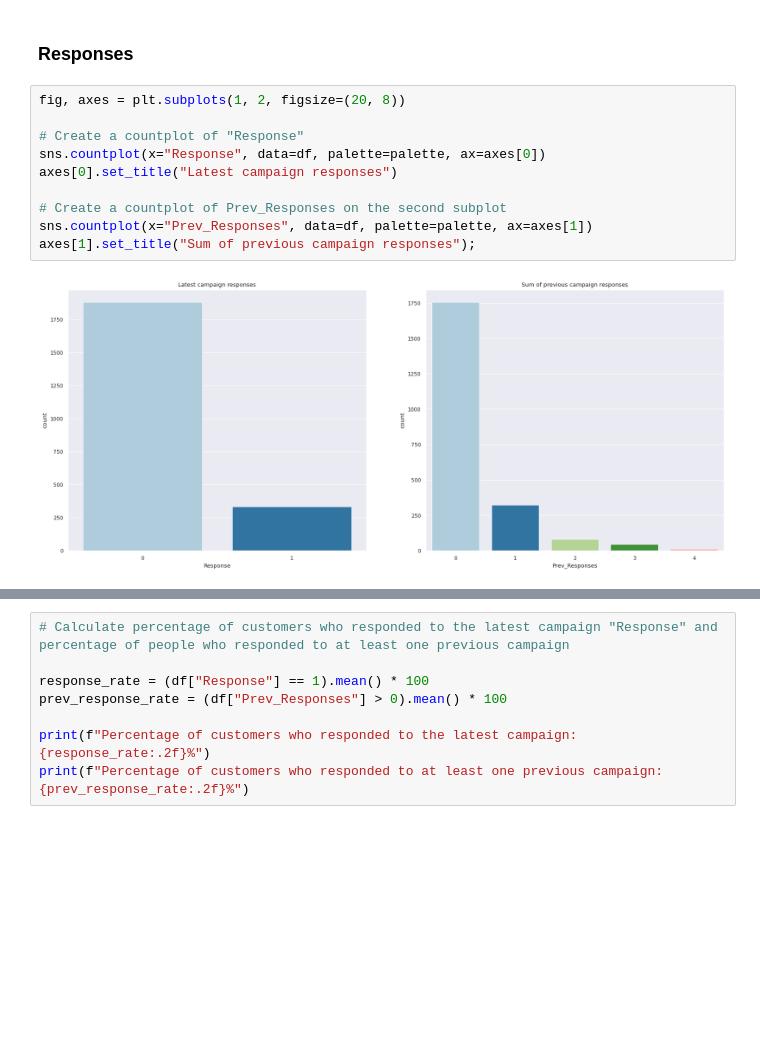
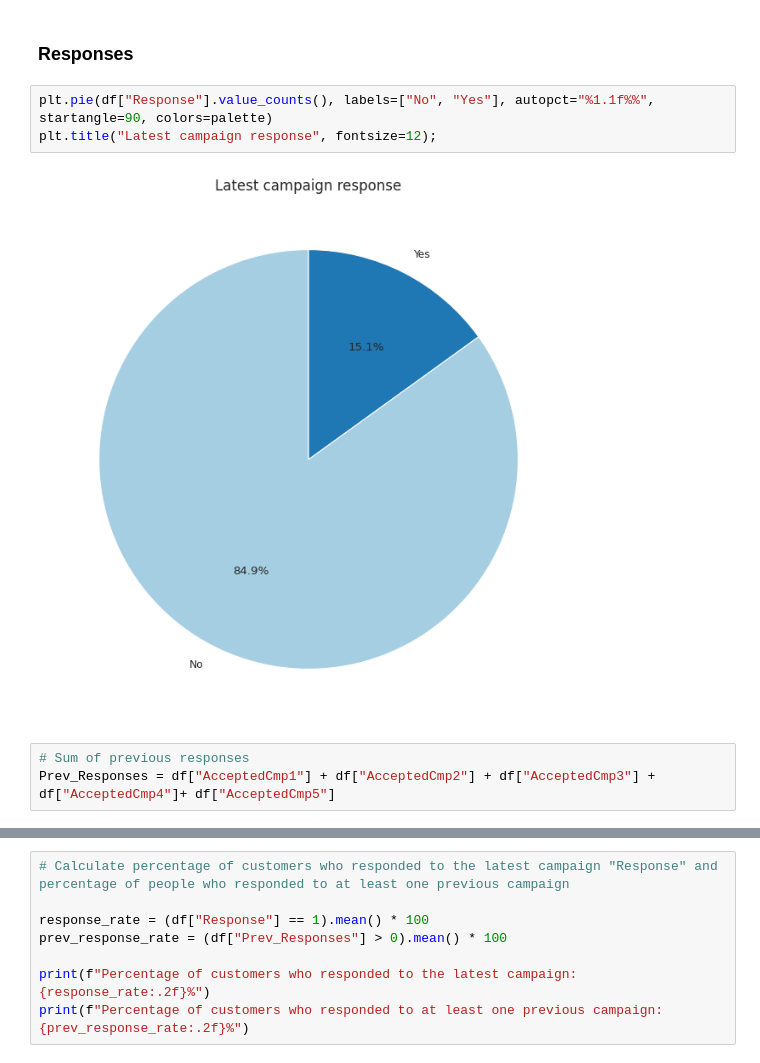
Before and after one commit to PerisN/Campaign_Marketing_Analytics, a Jupyter notebook: notebooks/customer_profile_analysis.ipynb, the cells around one changed output, grey strips where cells are left out. Drawn from its saved outputs; the diff is of its cells as text; blank space fills up the shorter version.

```diff
--- a/notebooks/customer_profile_analysis.ipynb
+++ b/notebooks/customer_profile_analysis.ipynb
@@ -280,15 +270,11 @@ print(f"Percentage of Customers who have complained before: {complained_percenta
 Percentage of Customers who have complained before: 0.90%
 # %% [markdown]
 ### **Responses**
-# %%
-fig, axes = plt.subplots(1, 2, figsize=(20, 8))
-
-# Create a countplot of "Response"
-sns.countplot(x="Response", data=df, palette=palette, ax=axes[0])
-axes[0].set_title("Latest campaign responses")
-
-# Create a countplot of Prev_Responses on the second subplot
-sns.countplot(x="Prev_Responses", data=df, palette=palette, ax=axes[1])
-axes[1].set_title("Sum of previous campaign responses");
-# %% [output]
-[figure, removed]
+# %%
+plt.pie(df["Response"].value_counts(), labels=["No", "Yes"], autopct="%1.1f%%", startangle=90, colors=palette)
+plt.title("Latest campaign response", fontsize=12);
+# %% [output]
+[figure, added]
+# %%
+# Sum of previous responses
+Prev_Responses = df["AcceptedCmp1"] + df["AcceptedCmp2"] + df["AcceptedCmp3"] + df["AcceptedCmp4"]+ df["AcceptedCmp5"]
```
Also changed, not shown: parts of 17 cells of this notebook.
